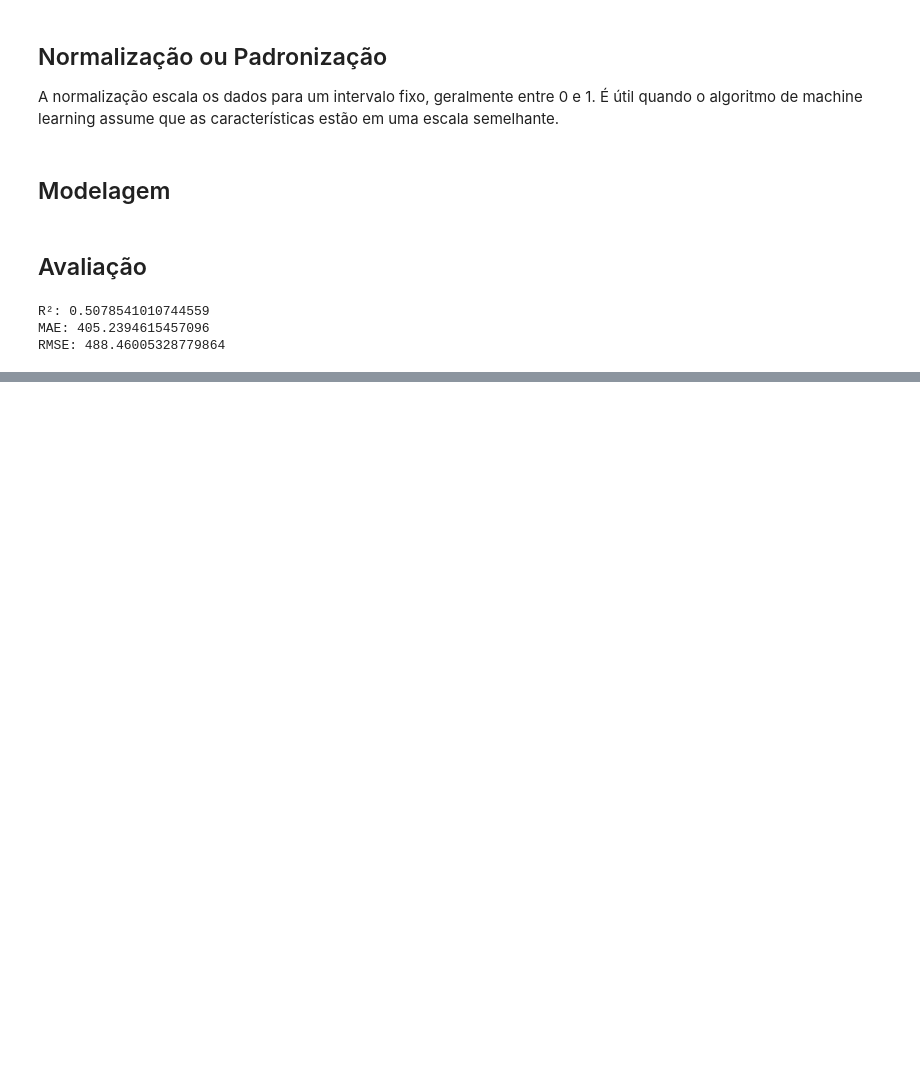
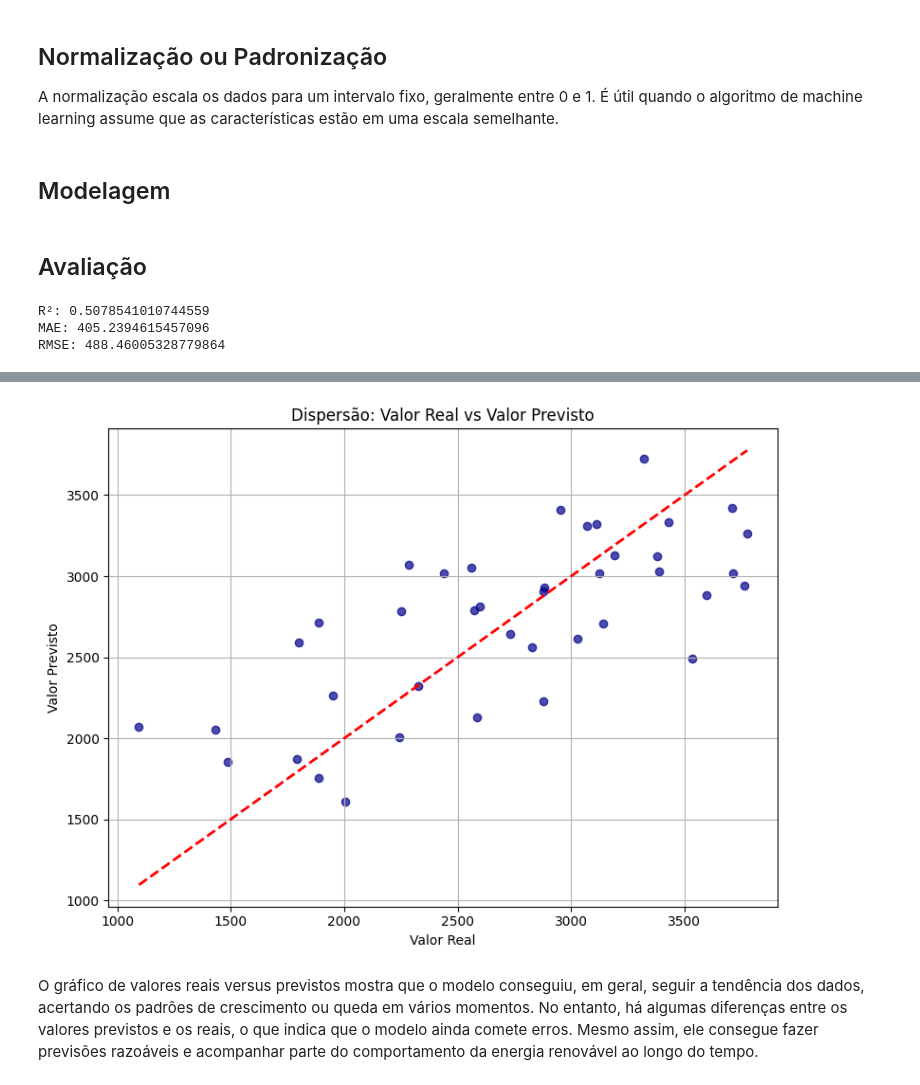
Before and after one commit to mateustabach/EntregasPUC, a Jupyter notebook: MVP1_Mateus_Tabach.ipynb, the cells around one changed output, grey strips where cells are left out. Cells and saved outputs as stored; diff of their text form; code cells hidden in the pictures; blank space fills up the shorter version.

```diff
--- a/MVP1_Mateus_Tabach.ipynb
+++ b/MVP1_Mateus_Tabach.ipynb
@@ -530,3 +584,17 @@ RMSE: 488.46005328779864
+# %%
+plt.figure(figsize=(8, 6))
+plt.scatter(y_test, y_pred, color='darkblue', alpha=0.7)
+plt.plot([y_test.min(), y_test.max()], [y_test.min(), y_test.max()], 'r--', lw=2)
+plt.xlabel('Valor Real')
+plt.ylabel('Valor Previsto')
+plt.title('Dispersão: Valor Real vs Valor Previsto')
+plt.grid(True)
+plt.tight_layout()
+plt.show()
+# %% [output]
+[figure, added]
+# %% [markdown]
+O gráfico de valores reais versus previstos mostra que o modelo conseguiu, em geral, seguir a tendência dos dados, acertando os padrões de crescimento ou queda em vários momentos. No entanto, há algumas diferenças entre os valores previstos e os reais, o que indica que o modelo ainda comete erros. Mesmo assim, ele consegue fazer previsões razoáveis e acompanhar parte do comportamento da energia renovável ao longo do tempo.
 # %% [markdown]
 # Conclusão
 
```
Also changed, not shown: parts of 6 cells of this notebook.
